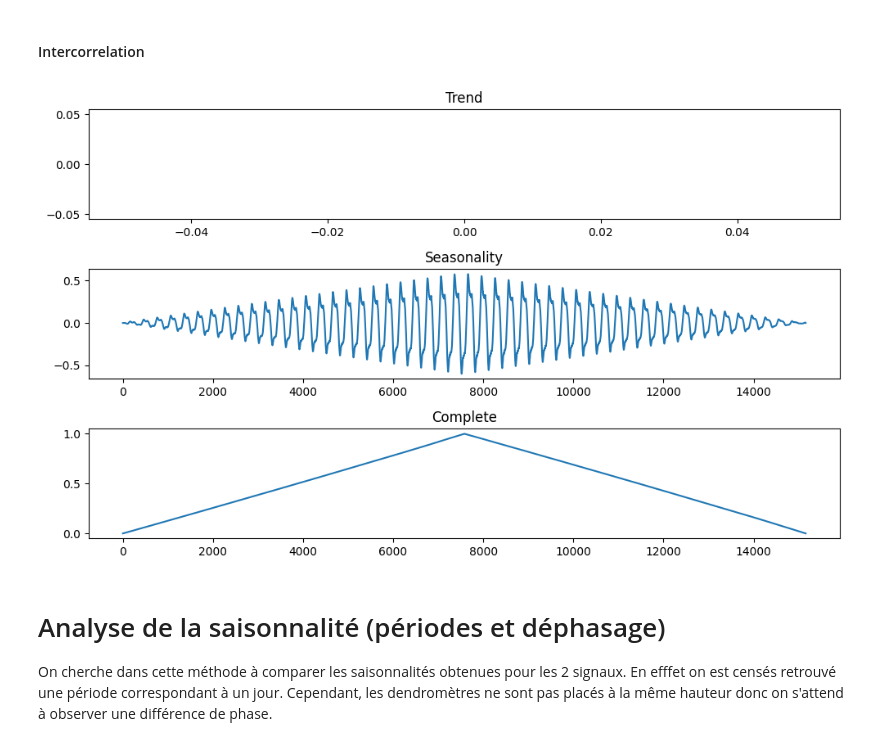
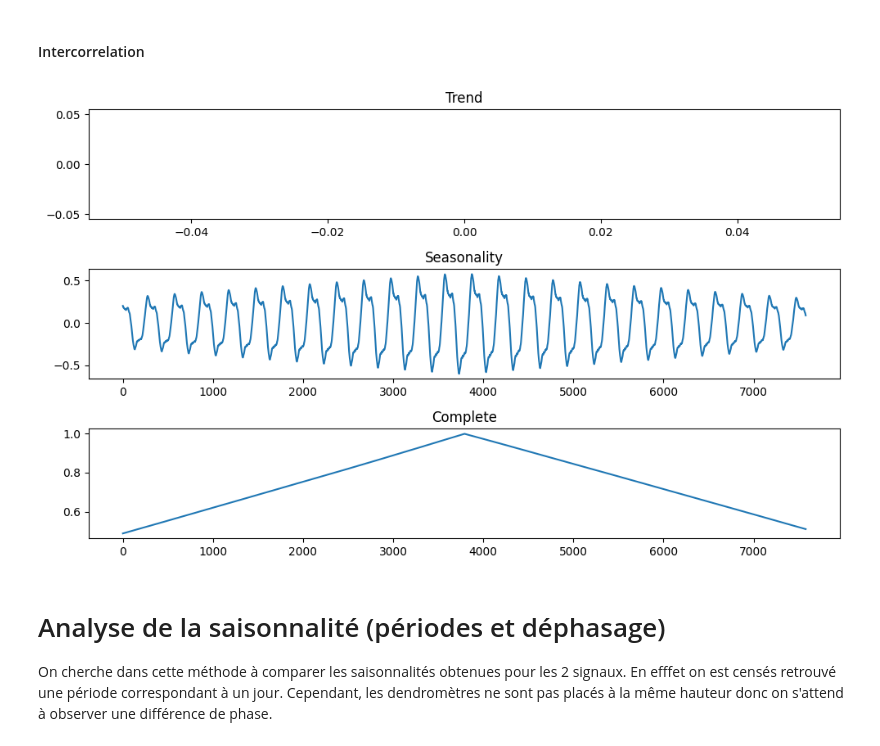
Before and after one commit to PiDchsn/Projet-RI, a Jupyter notebook: Correlation_signaux.ipynb, the cells around one changed output. Saved outputs shown, nothing was run; the diff lists cells and outputs as text; code cells hidden in the pictures.

```diff
--- a/Correlation_signaux.ipynb
+++ b/Correlation_signaux.ipynb
@@ -645,31 +645,31 @@ Cette méthode n'est donc pas la meilleure pour modéliser nos signaux et isoler
 # %%
 fig, ax = plt.subplots(3,1, figsize=(10, 6))
 
-corr_t = signal.correlate(result_sd1.trend,result_sd2.trend)
+corr_t = np.correlate(result_sd1.trend,result_sd2.trend,"same")
 norm_factor = np.sqrt(np.sum(result_sd1.trend**2) * np.sum(result_sd2.trend**2))
 corr_t_normalized = corr_t / norm_factor
 
 ax[0].plot(corr_t_normalized)
 ax[0].set_title('Trend')
 
-corr_s = signal.correlate(result_sd1.seasonal,result_sd2.seasonal)
+corr_s = np.correlate(result_sd1.seasonal,result_sd2.seasonal,"same")
 norm_factor = np.sqrt(np.sum(result_sd1.seasonal**2) * np.sum(result_sd2.seasonal**2))
 corr_s_normalized = corr_s / norm_factor
 
 ax[1].plot(corr_s_normalized)
 ax[1].set_title('Seasonality')
 
-corr_a = signal.correlate(time_serie_crop,time_serie_crop2)
+corr_a = np.correlate(time_serie_crop,time_serie_crop2,"same")
 norm_factor = np.sqrt(np.sum(time_serie_crop**2) * np.sum(time_serie_crop2**2))
 corr_a_normalized = corr_a / norm_factor
 
 ax[2].plot(corr_a_normalized)
 ax[2].set_title('Complete')
 
 plt.tight_layout()
 plt.show()
 # %% [output]
-[figure, old version]
+[figure, new version]
 # %% [markdown]
 # Analyse de la saisonnalité (périodes et déphasage)
 
```
Also changed, not shown: parts of 2 cells of this notebook.
